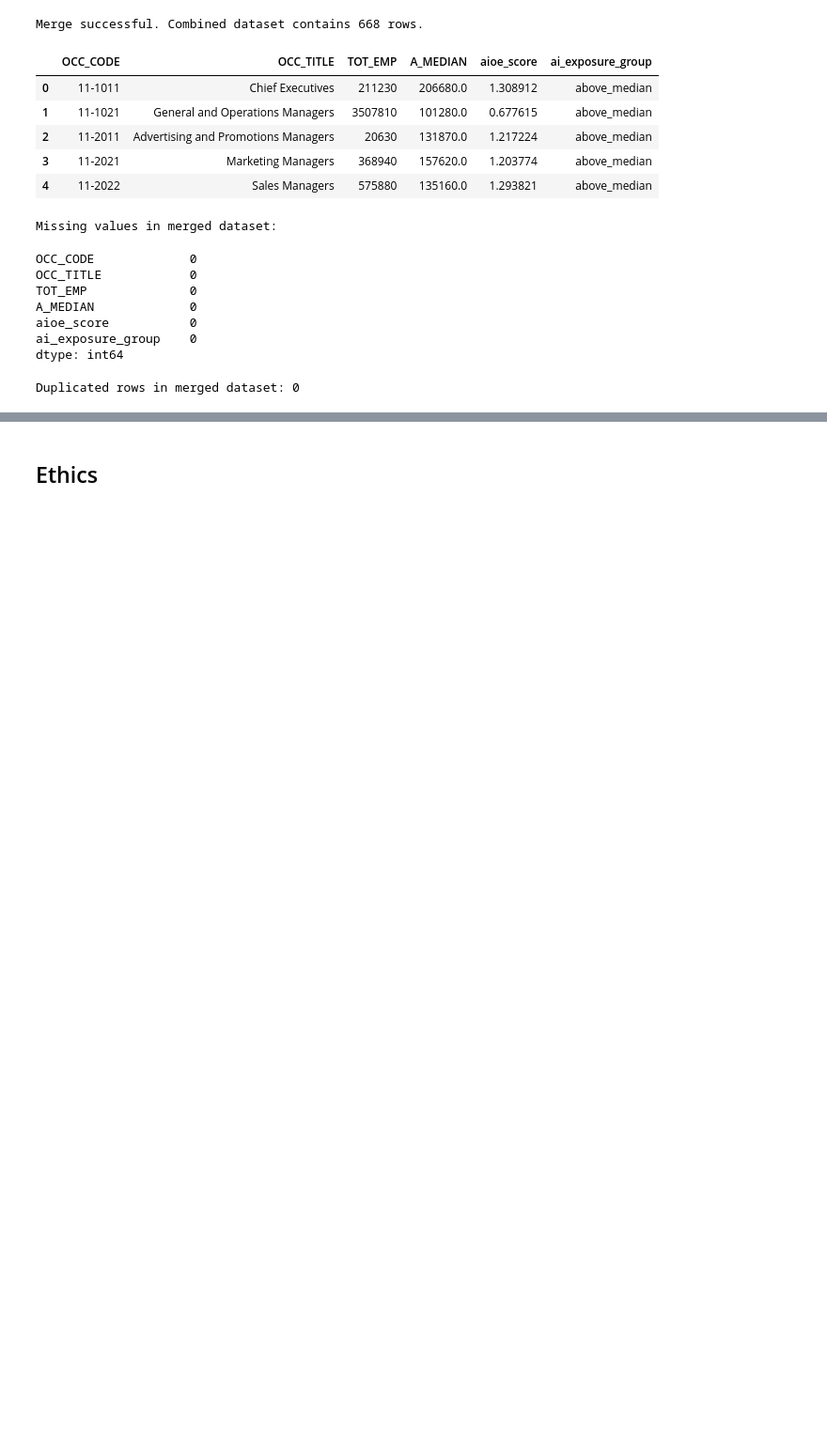
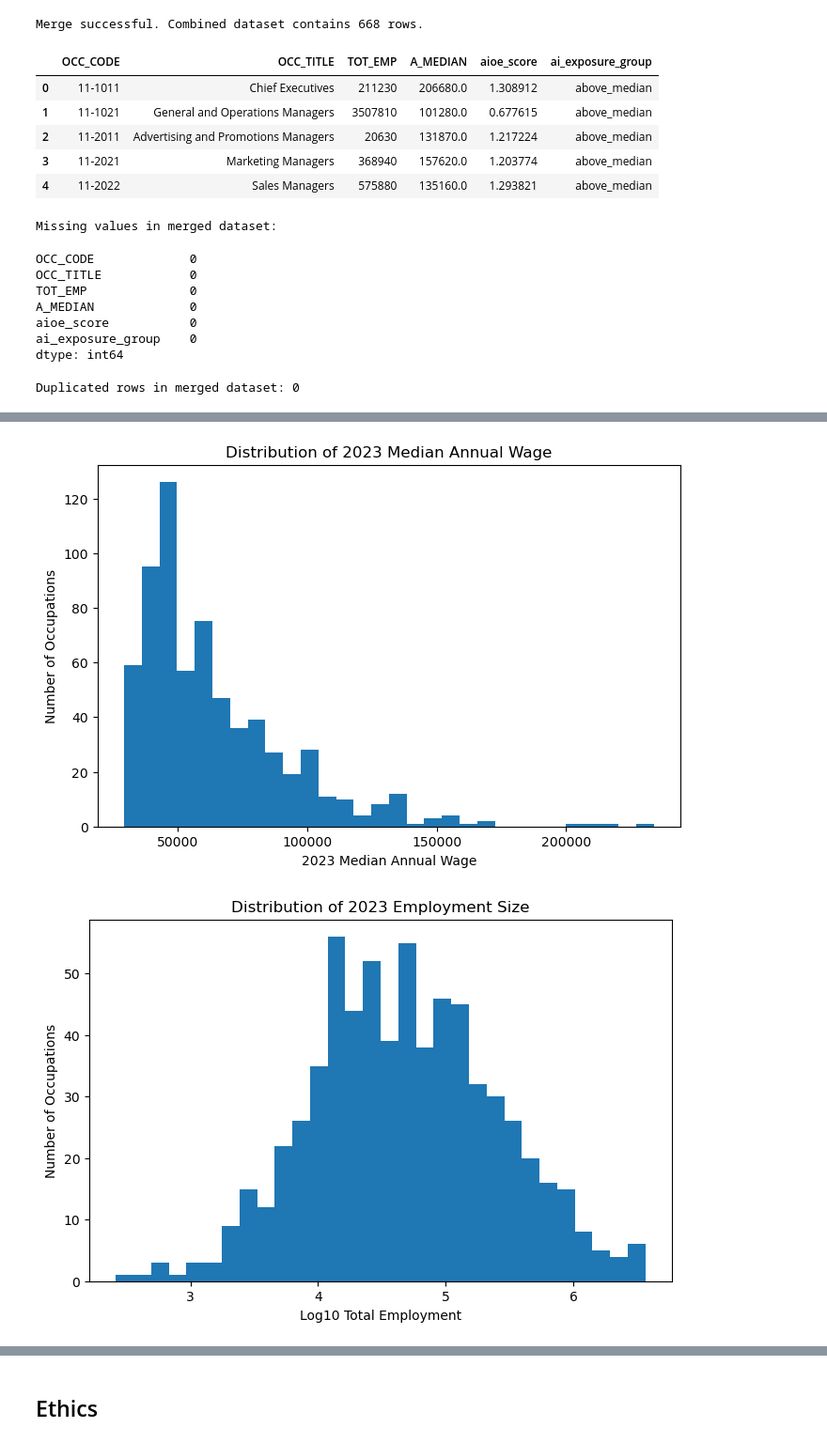
Before and after one commit to COGS108/Group-SP26-101, a Jupyter notebook: 02-EDACheckpoint.ipynb, the cells around one changed output, grey strips where cells are left out. Shown at 94% size. Saved outputs shown, nothing was run; the diff lists cells and outputs as text; code cells hidden in the pictures; blank space fills up the shorter version.

```diff
--- a/02-EDACheckpoint.ipynb
+++ b/02-EDACheckpoint.ipynb
@@ -436,0 +472,19 @@ Some more words and stuff.  Remember notebooks work best if you interleave the c
+# %%
+plt.figure(figsize=(8, 5))
+plt.hist(eda_df["A_MEDIAN"], bins=30)
+plt.xlabel("2023 Median Annual Wage")
+plt.ylabel("Number of Occupations")
+plt.title("Distribution of 2023 Median Annual Wage")
+plt.show()
+
+eda_df["log_tot_emp"] = np.log10(eda_df["TOT_EMP"])
+
+plt.figure(figsize=(8, 5))
+plt.hist(eda_df["log_tot_emp"], bins=30)
+plt.xlabel("Log10 Total Employment")
+plt.ylabel("Number of Occupations")
+plt.title("Distribution of 2023 Employment Size")
+plt.show()
+# %% [output]
+[figure, added]
+[figure, added]
```
Also changed, not shown: parts of 26 cells of this notebook.
